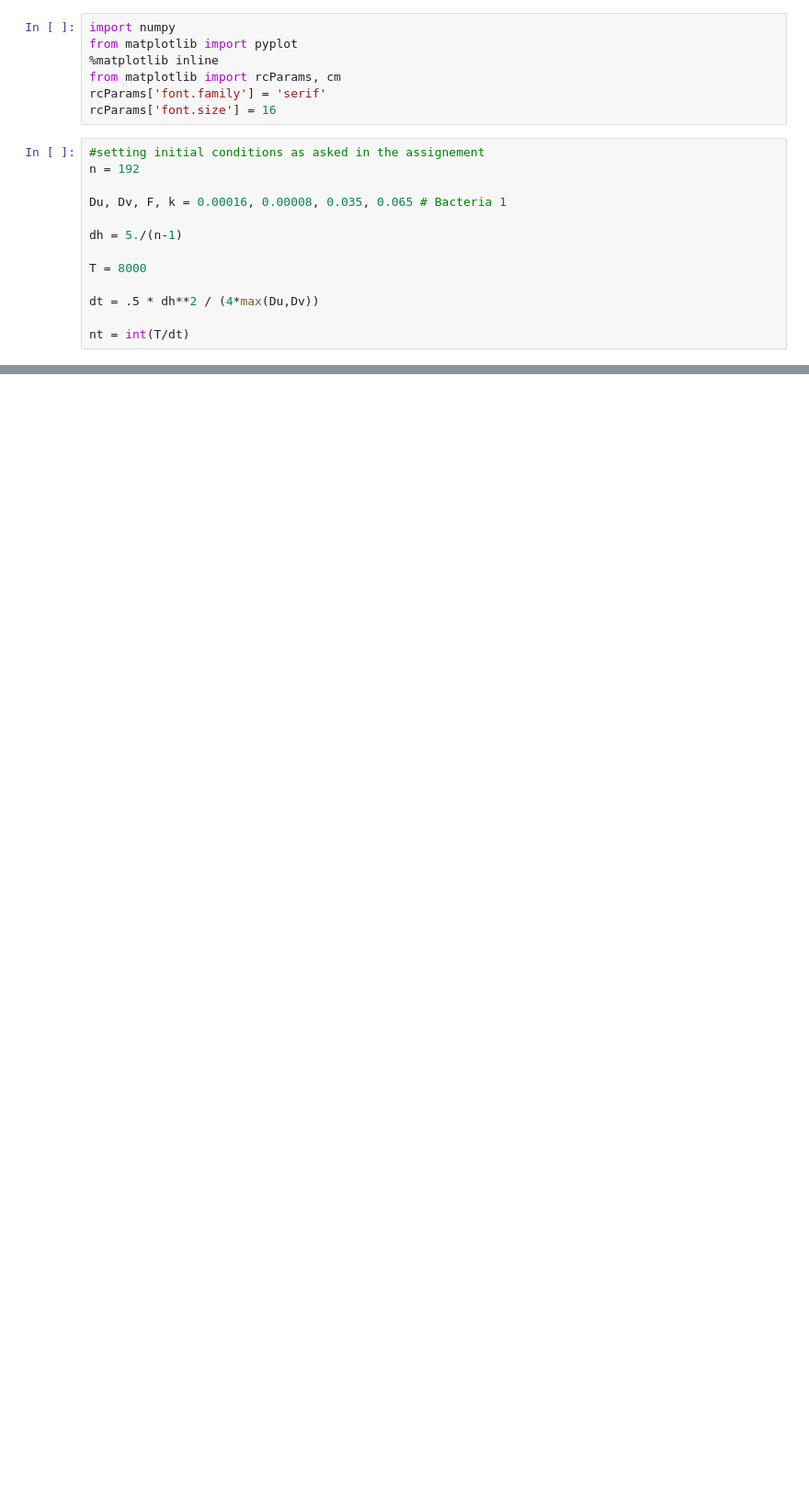
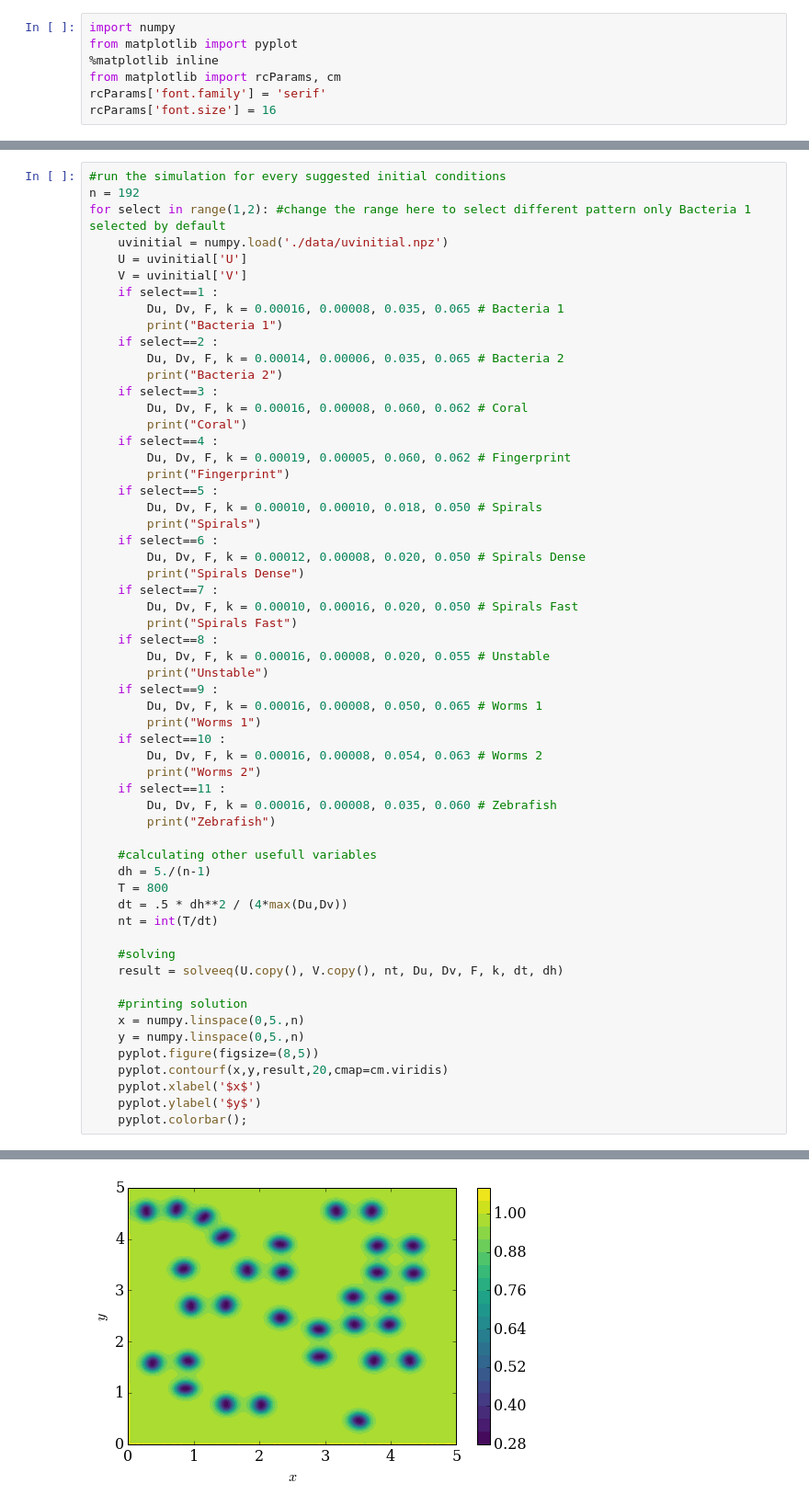
Before and after one commit to costerck/numerical-mooc, a Jupyter notebook: working/Lesson 4/Explicit.ipynb, the cells around one changed output, grey strips where cells are left out. Shown at 92% size. Saved outputs shown, nothing was run; the diff lists cells and outputs as text; blank space fills up the shorter version.

```diff
--- a/working/Lesson 4/Explicit.ipynb
+++ b/working/Lesson 4/Explicit.ipynb
@@ -5,17 +38,4 @@ from matplotlib import pyplot
 from matplotlib import rcParams, cm
 rcParams['font.family'] = 'serif'
 rcParams['font.size'] = 16
-# %%
-#setting initial conditions as asked in the assignement
-n = 192
-
-Du, Dv, F, k = 0.00016, 0.00008, 0.035, 0.065 # Bacteria 1
-
-dh = 5./(n-1)
-
-T = 8000
-
-dt = .5 * dh**2 / (4*max(Du,Dv))
-
-nt = int(T/dt)
 # %%
@@ -74,0 +99,59 @@ pyplot.colorbar();
+# %%
+#run the simulation for every suggested initial conditions
+n = 192
+for select in range(1,2): #change the range here to select different pattern only Bacteria 1 selected by default
+    uvinitial = numpy.load('./data/uvinitial.npz')
+    U = uvinitial['U']
+    V = uvinitial['V']
+    if select==1 :
+        Du, Dv, F, k = 0.00016, 0.00008, 0.035, 0.065 # Bacteria 1
+        print("Bacteria 1")
+    if select==2 :
+        Du, Dv, F, k = 0.00014, 0.00006, 0.035, 0.065 # Bacteria 2
+        print("Bacteria 2")
+    if select==3 :
+        Du, Dv, F, k = 0.00016, 0.00008, 0.060, 0.062 # Coral
+        print("Coral")
+    if select==4 :
+        Du, Dv, F, k = 0.00019, 0.00005, 0.060, 0.062 # Fingerprint
+        print("Fingerprint")
+    if select==5 :
+        Du, Dv, F, k = 0.00010, 0.00010, 0.018, 0.050 # Spirals
+        print("Spirals")
+    if select==6 :
+        Du, Dv, F, k = 0.00012, 0.00008, 0.020, 0.050 # Spirals Dense
+        print("Spirals Dense")
+    if select==7 :
+        Du, Dv, F, k = 0.00010, 0.00016, 0.020, 0.050 # Spirals Fast
+        print("Spirals Fast")
+    if select==8 :
+        Du, Dv, F, k = 0.00016, 0.00008, 0.020, 0.055 # Unstable
+        print("Unstable")
+    if select==9 :
+        Du, Dv, F, k = 0.00016, 0.00008, 0.050, 0.065 # Worms 1
+        print("Worms 1")
+    if select==10 :
+        Du, Dv, F, k = 0.00016, 0.00008, 0.054, 0.063 # Worms 2
+        print("Worms 2")
+    if select==11 :
+        Du, Dv, F, k = 0.00016, 0.00008, 0.035, 0.060 # Zebrafish
+        print("Zebrafish")
+
+    #calculating other usefull variables
+    dh = 5./(n-1)
+    T = 800
+    dt = .5 * dh**2 / (4*max(Du,Dv))
+    nt = int(T/dt)
+
+    #solving
+    result = solveeq(U.copy(), V.copy(), nt, Du, Dv, F, k, dt, dh)
+
+    #printing solution
+    x = numpy.linspace(0,5.,n)
+    y = numpy.linspace(0,5.,n)
+    pyplot.figure(figsize=(8,5))
+    pyplot.contourf(x,y,result,20,cmap=cm.viridis)
+    pyplot.xlabel('$x$')
+    pyplot.ylabel('$y$')
+    pyplot.colorbar();
+# %% [output]
@@ -74,0 +159 @@ pyplot.colorbar();
+[figure, added]
```
Also changed, not shown: parts of 10 cells of this notebook, 1 other file.
